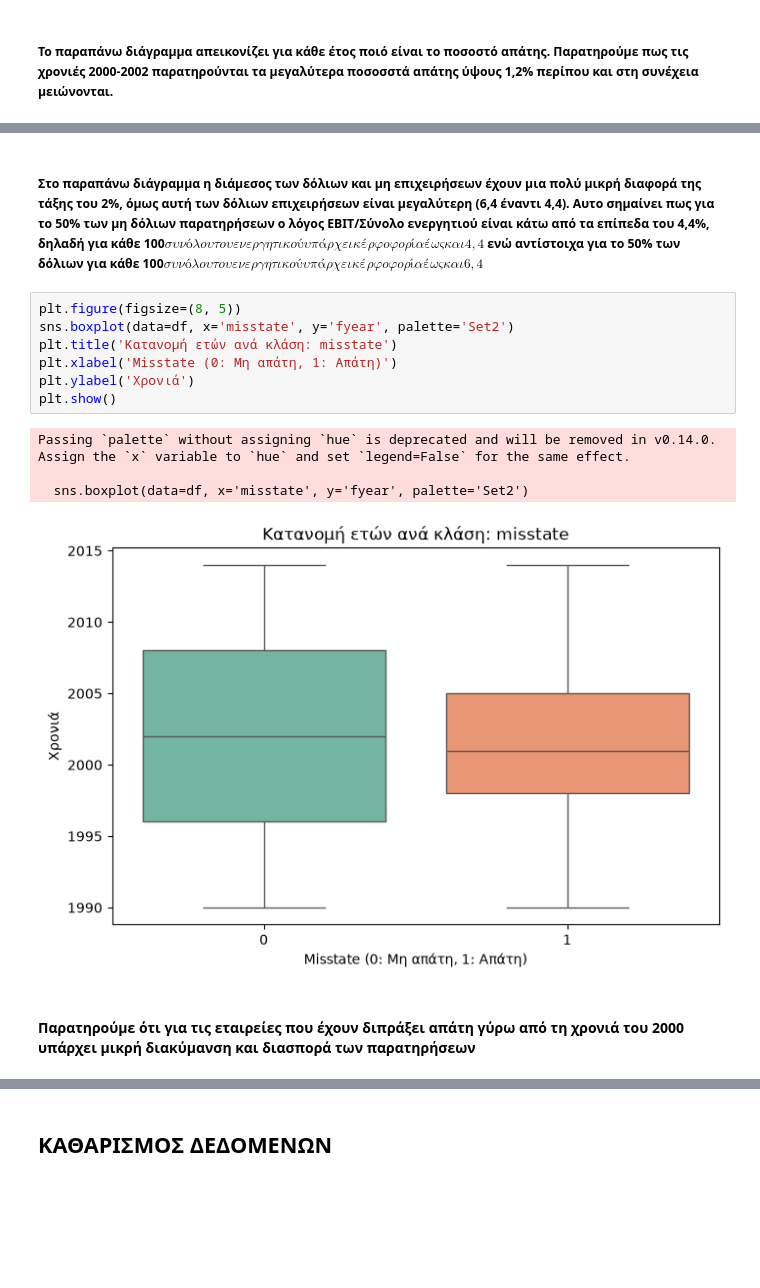
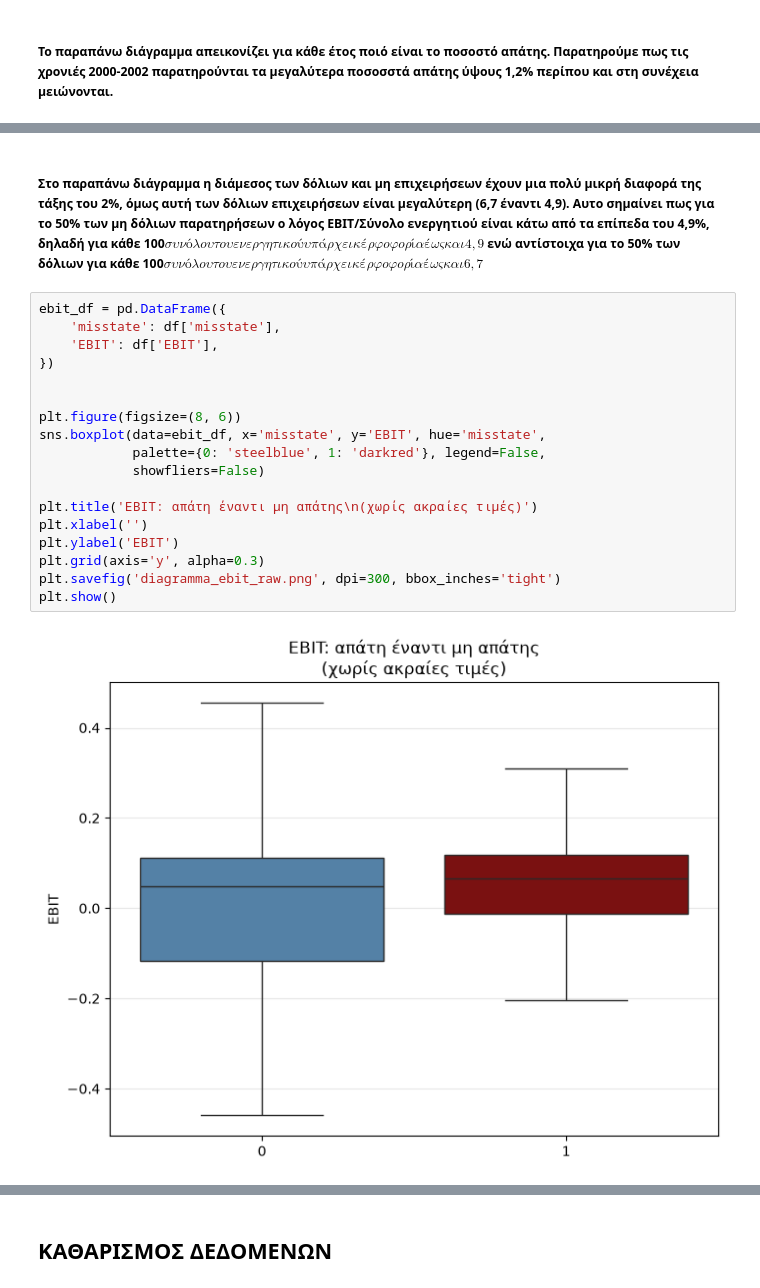
Before and after one commit to faidrapapavasileiou/PTIXIAKI_GITHUB, a Jupyter notebook: 01_eda_cleaning.ipynb.ipynb, the cells around one changed output, grey strips where cells are left out. Cells and saved outputs as stored; diff of their text form; blank space fills up the shorter version.

```diff
--- a/01_eda_cleaning.ipynb.ipynb
+++ b/01_eda_cleaning.ipynb.ipynb
@@ -222,16 +257,22 @@ plt.show()
 # %% [markdown]
-##### Στο παραπάνω διάγραμμα η διάμεσος των δόλιων και μη επιχειρήσεων έχουν μια πολύ μικρή διαφορά της τάξης του 2%, όμως αυτή των δόλιων επιχειρήσεων είναι μεγαλύτερη (6,4 έναντι 4,4). Αυτο σημαίνει πως για το 50% των μη δόλιων παρατηρήσεων ο λόγος EBIT/Σύνολο ενεργητιού είναι κάτω από τα επίπεδα του 4,4%, δηλαδή για κάθε 100$ συνόλου του ενεργητικού υπάρχει κέρφοφορία έως και  4,4$ ενώ αντίστοιχα για το 50% των δόλιων για κάθε 100$ συνόλου του ενεργητικού υπάρχει κέρφοφορία έως και 6,4$
+##### Στο παραπάνω διάγραμμα η διάμεσος των δόλιων και μη επιχειρήσεων έχουν μια πολύ μικρή διαφορά της τάξης του 2%, όμως αυτή των δόλιων επιχειρήσεων είναι μεγαλύτερη (6,7 έναντι 4,9). Αυτο σημαίνει πως για το 50% των μη δόλιων παρατηρήσεων ο λόγος EBIT/Σύνολο ενεργητιού είναι κάτω από τα επίπεδα του 4,9%, δηλαδή για κάθε 100$ συνόλου του ενεργητικού υπάρχει κέρφοφορία έως και  4,9$ ενώ αντίστοιχα για το 50% των δόλιων για κάθε 100$ συνόλου του ενεργητικού υπάρχει κέρφοφορία έως και 6,7$
-# %%
-plt.figure(figsize=(8, 5))
-sns.boxplot(data=df, x='misstate', y='fyear', palette='Set2')
-plt.title('Κατανομή ετών ανά κλάση: misstate')
-plt.xlabel('Misstate (0: Μη απάτη, 1: Απάτη)')
-plt.ylabel('Χρονιά')
-plt.show()
-# %% [output]
-Passing `palette` without assigning `hue` is deprecated and will be removed in v0.14.0. Assign the `x` variable to `hue` and set `legend=False` for the same effect.
-
-  sns.boxplot(data=df, x='misstate', y='fyear', palette='Set2')
-[figure, removed]
-# %% [markdown]
-#### Παρατηρούμε ότι για τις εταιρείες που έχουν διπράξει απάτη γύρω από τη χρονιά του 2000 υπάρχει μικρή διακύμανση και διασπορά των παρατηρήσεων
+# %%
+ebit_df = pd.DataFrame({
+    'misstate': df['misstate'],
+    'EBIT': df['EBIT'],
+})
+
+
+plt.figure(figsize=(8, 6))
+sns.boxplot(data=ebit_df, x='misstate', y='EBIT', hue='misstate',
+            palette={0: 'steelblue', 1: 'darkred'}, legend=False,
+            showfliers=False)
+
+plt.title('EBIT: απάτη έναντι μη απάτης\n(χωρίς ακραίες τιμές)')
+plt.xlabel('')
+plt.ylabel('EBIT')
+plt.grid(axis='y', alpha=0.3)
+plt.savefig('diagramma_ebit_raw.png', dpi=300, bbox_inches='tight')
+plt.show()
+# %% [output]
+[figure, added]
```
Also changed, not shown: parts of 18 cells of this notebook, 2 other files.
